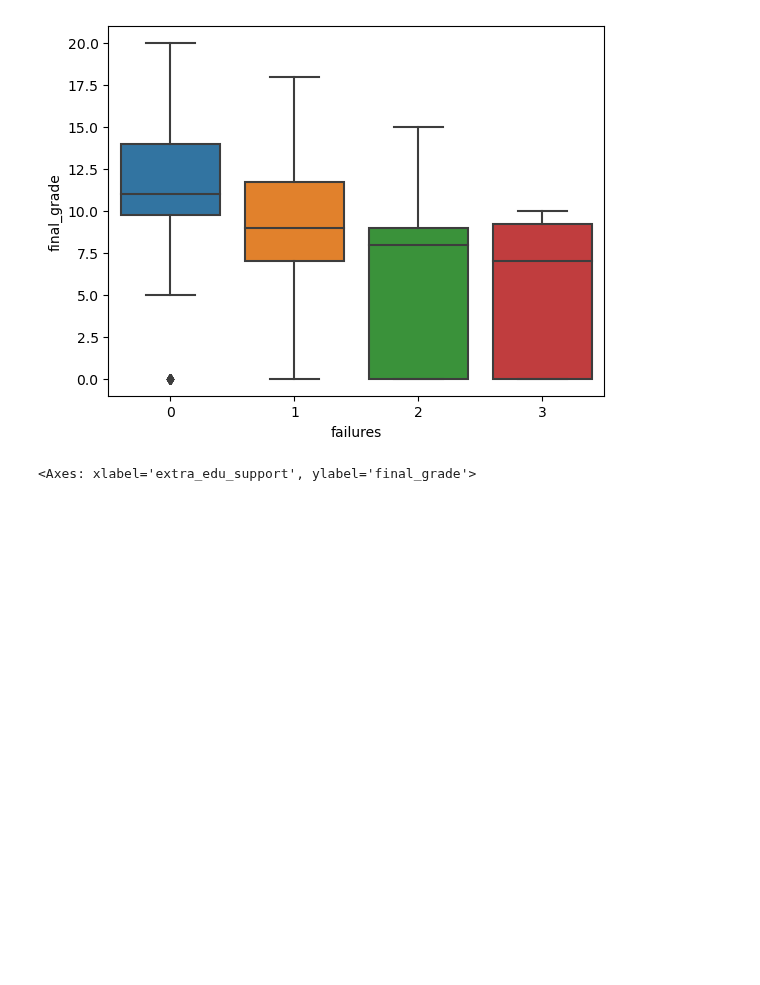
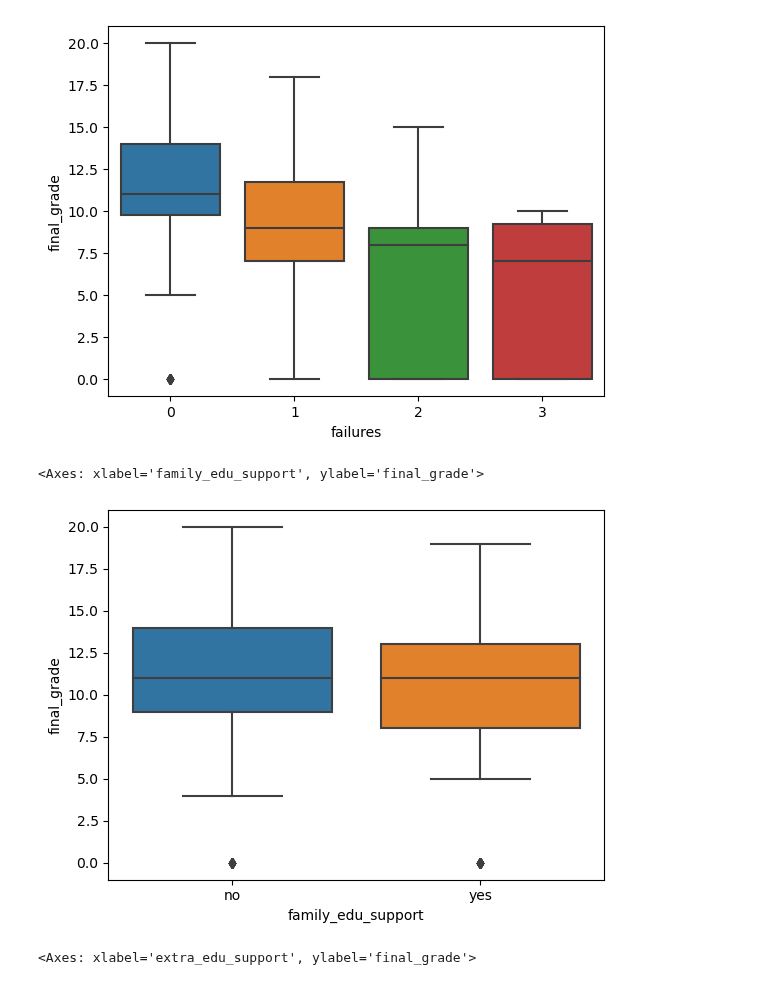
Before and after one commit to cshields164/end-of-phase1-project, a Jupyter notebook: code/data_prep/01b_explore_math_df.ipynb, the cells around one changed output. Saved outputs shown, nothing was run; the diff lists cells and outputs as text; code cells hidden in the pictures; blank space fills up the shorter version.

```diff
--- a/code/data_prep/01b_explore_math_df.ipynb
+++ b/code/data_prep/01b_explore_math_df.ipynb
@@ -236,6 +236,11 @@ sns.boxplot(data=math, x="failures", y='final_grade')
 # %% [output]
 <Axes: xlabel='failures', ylabel='final_grade'>
 [figure]
+# %%
+sns.boxplot(data=math, x="family_edu_support", y='final_grade')
+# %% [output]
+<Axes: xlabel='family_edu_support', ylabel='final_grade'>
+[figure, added]
 # %%
 sns.boxplot(data=math, x="extra_edu_support", y='final_grade')
 # %% [output]
```
Also changed, not shown: 5 other files.
